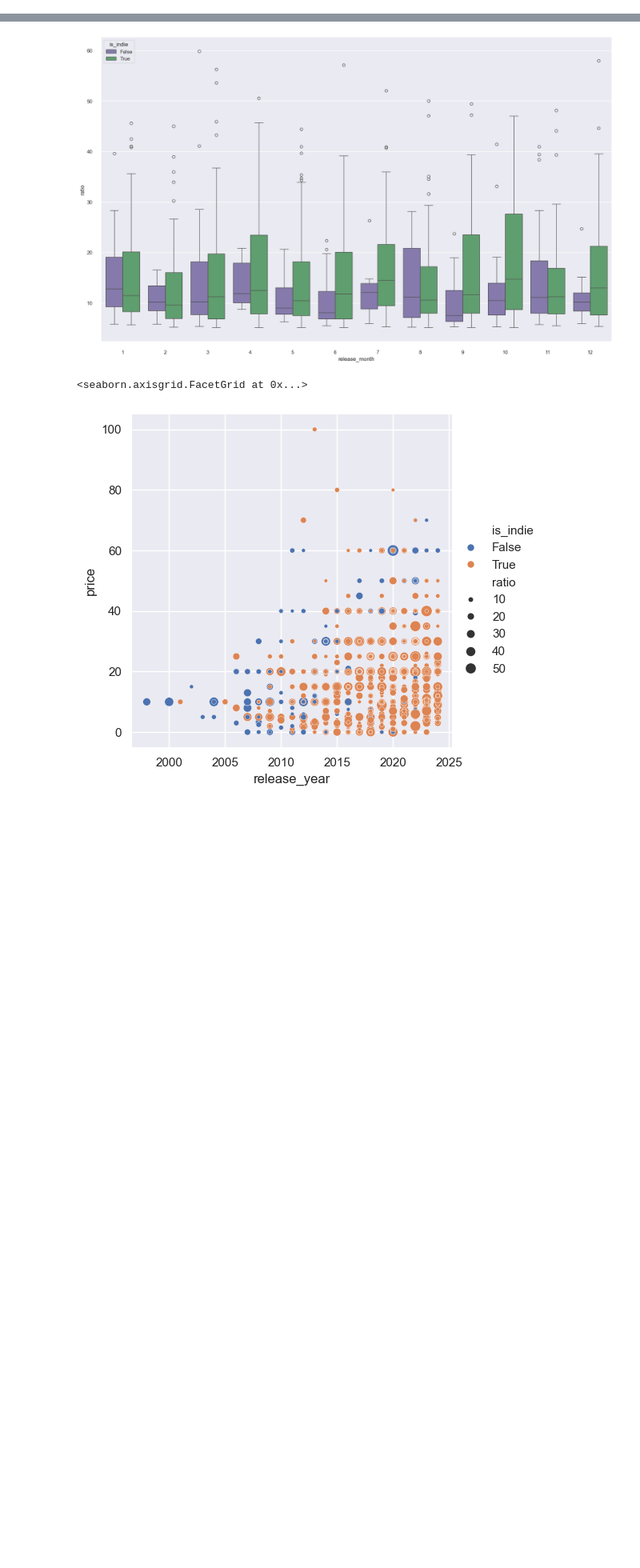
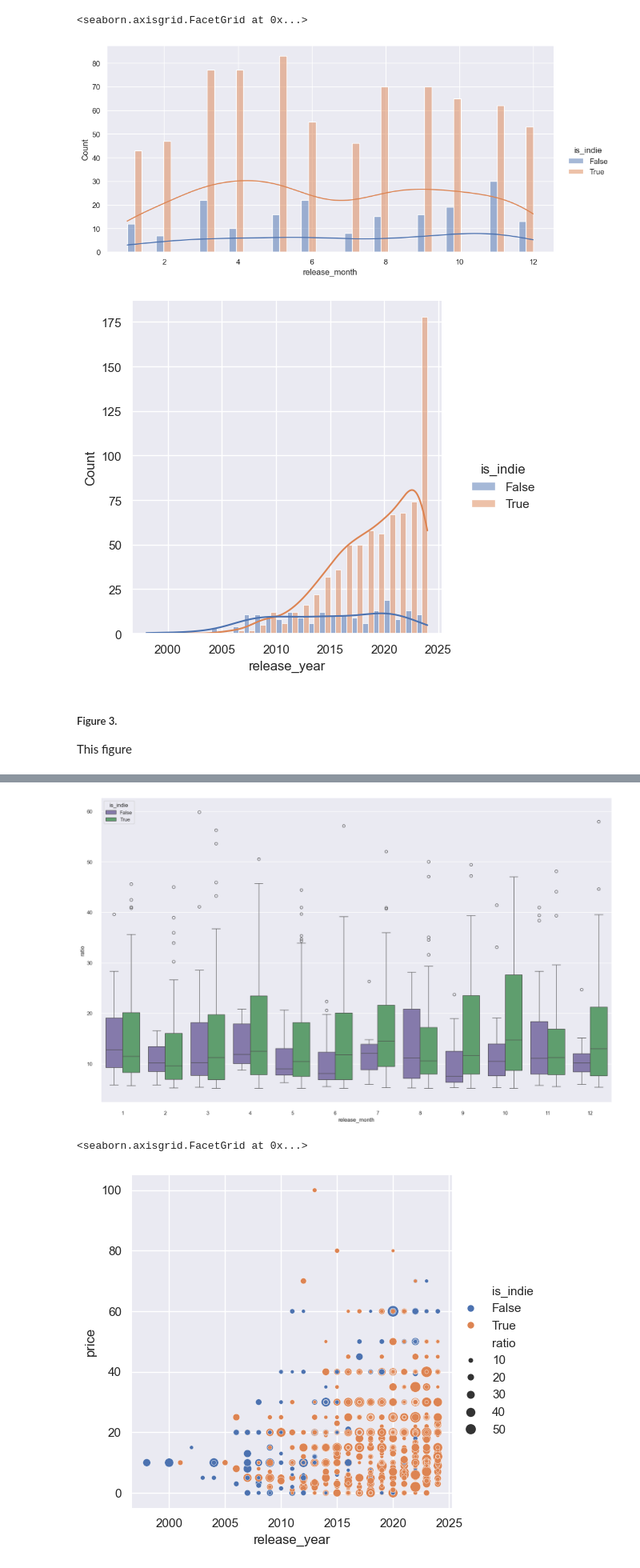
Before and after one commit to dotlonely/itsc3162_project1, a Jupyter notebook: project1.ipynb, the cells around one changed output, grey strips where cells are left out. Shown: that part at 80% size. Drawn from its saved outputs; the diff is of its cells as text; code cells hidden in the pictures; blank space fills up the shorter version.

```diff
--- a/project1.ipynb
+++ b/project1.ipynb
@@ -107,3 +131,13 @@ steam_df = steam_df[(steam_df['average_playtime_forever'] < 3_000)]
+# %%
+sns.displot(data=steam_df, x="release_month", hue='is_indie', multiple='dodge', binwidth=0.4, aspect=2.0, kde=True)
+sns.displot(data=steam_df, x="release_year", hue='is_indie', multiple='dodge', binwidth=1.0, aspect=1.0, kde=True)
+# %% [output]
+<seaborn.axisgrid.FacetGrid at 0x...>
+[figure, added]
+[figure, added]
+# %% [markdown]
+##### Figure 3.
+This figure
 # %%
 
 sns.set(rc={"figure.figsize":(20,12)})
```
Also changed, not shown: parts of 12 cells of this notebook, 1 other file.
